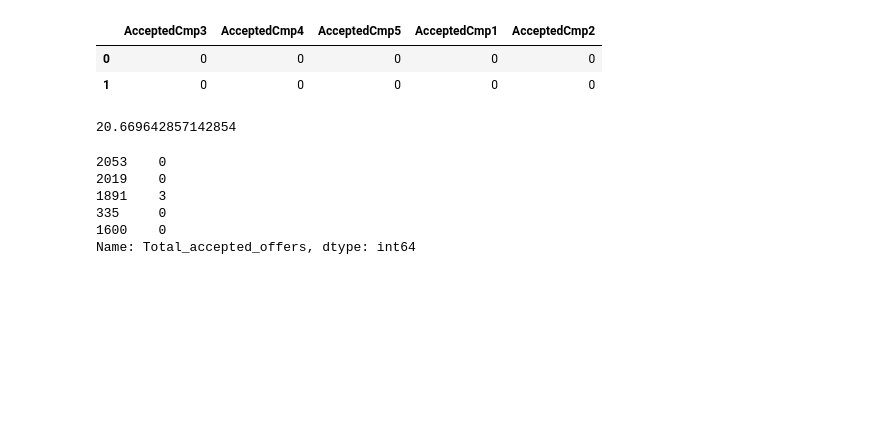
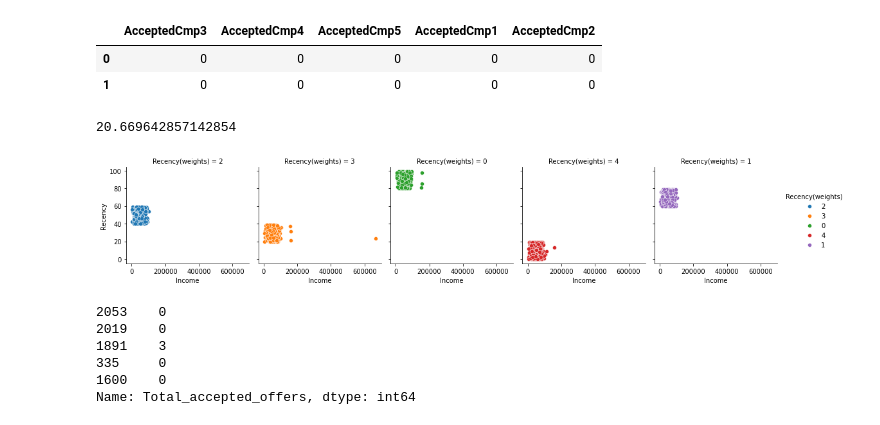
Before and after one commit to Sophiajackrich/Stutern-repo, a Jupyter notebook: DATA_VISUALIZATION_Assignment_5.ipynb, the cells around one changed output. Saved outputs shown, nothing was run; the diff lists cells and outputs as text; code cells hidden in the pictures; blank space fills up the shorter version.

```diff
--- a/DATA_VISUALIZATION_Assignment_5.ipynb
+++ b/DATA_VISUALIZATION_Assignment_5.ipynb
@@ -430,6 +453,16 @@ atleast_offer_perc = (Atleast_an_offer.shape[0]/df1.shape[0])*100
 atleast_offer_perc
 # %% [output]
 20.669642857142854
+# %%
+grid = sns.FacetGrid(df1, col="Recency(weights)", hue="Recency(weights)", col_wrap=5)
+grid.map(sns.scatterplot, "Income", "Recency")
+grid.add_legend()
+plt.show()
+
+# This shows a cluster in each recency weight. which still clearly shows the higher the recency, the lower the recency's weight
+# The cluster is as a result of the quintle grouping
+# %% [output]
+[figure, added]
 # %%
 # Sample of the total amount purchased by customers
 df1["Total_accepted_offers"].sample(n=5, random_state=2)
```
Also changed, not shown: parts of 8 cells of this notebook.
